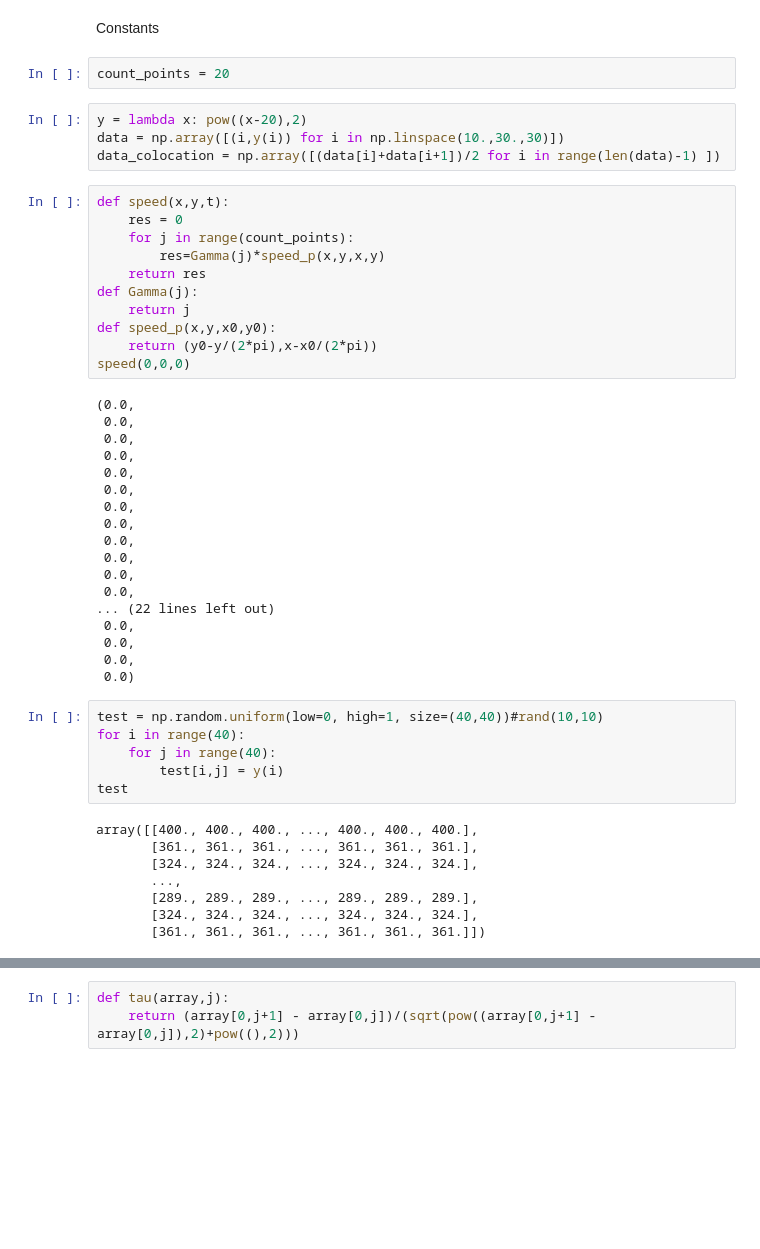
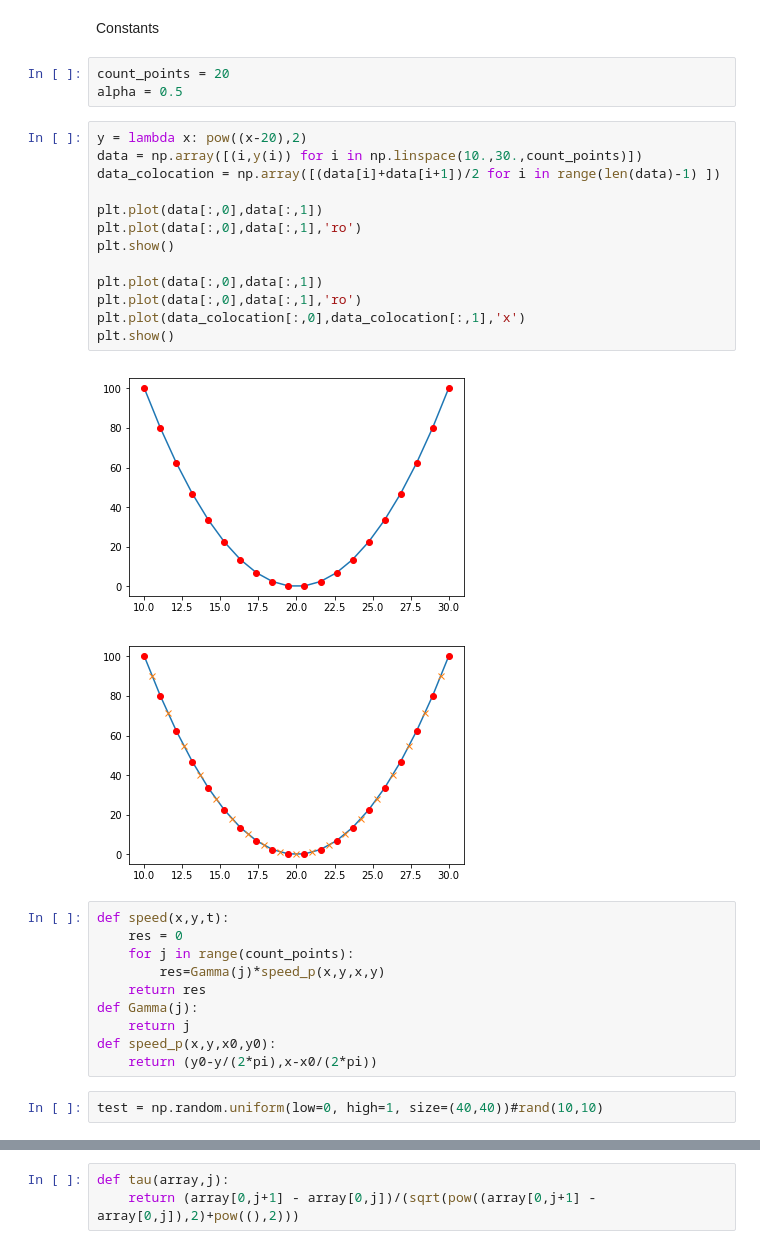
Before and after one commit to andrevich95/matmod-labs, a Jupyter notebook: laba1.ipynb, the cells around one changed output, grey strips where cells are left out. Saved outputs shown, nothing was run; the diff lists cells and outputs as text; blank space fills up the shorter version.

```diff
--- a/laba1.ipynb
+++ b/laba1.ipynb
@@ -9,10 +9,23 @@ from itertools import combinations
 Constants
 # %%
 count_points = 20
+alpha = 0.5
 # %%
 y = lambda x: pow((x-20),2)
-data = np.array([(i,y(i)) for i in np.linspace(10.,30.,30)])
+data = np.array([(i,y(i)) for i in np.linspace(10.,30.,count_points)])
 data_colocation = np.array([(data[i]+data[i+1])/2 for i in range(len(data)-1) ])
+
+plt.plot(data[:,0],data[:,1])
+plt.plot(data[:,0],data[:,1],'ro')
+plt.show()
+
+plt.plot(data[:,0],data[:,1])
+plt.plot(data[:,0],data[:,1],'ro')
+plt.plot(data_colocation[:,0],data_colocation[:,1],'x')
+plt.show()
+# %% [output]
+[figure, added]
+[figure, added]
 # %%
 def speed(x,y,t):
     res = 0
@@ -23,36 +36,5 @@ def Gamma(j):
     return j
 def speed_p(x,y,x0,y0):
     return (y0-y/(2*pi),x-x0/(2*pi))
-speed(0,0,0)
-# %% [output]
-(0.0,
- 0.0,
- 0.0,
- 0.0,
- 0.0,
- 0.0,
- 0.0,
- 0.0,
- 0.0,
- 0.0,
- 0.0,
- 0.0,
-... (22 lines left out)
- 0.0,
- 0.0,
- 0.0,
- 0.0)
 # %%
 test = np.random.uniform(low=0, high=1, size=(40,40))#rand(10,10)
-for i in range(40):
-    for j in range(40):
-        test[i,j] = y(i)
-test
-# %% [output]
-array([[400., 400., 400., ..., 400., 400., 400.],
-       [361., 361., 361., ..., 361., 361., 361.],
-       [324., 324., 324., ..., 324., 324., 324.],
-       ...,
-       [289., 289., 289., ..., 289., 289., 289.],
-       [324., 324., 324., ..., 324., 324., 324.],
-       [361., 361., 361., ..., 361., 361., 361.]])
```
Also changed, not shown: parts of 4 cells of this notebook.
